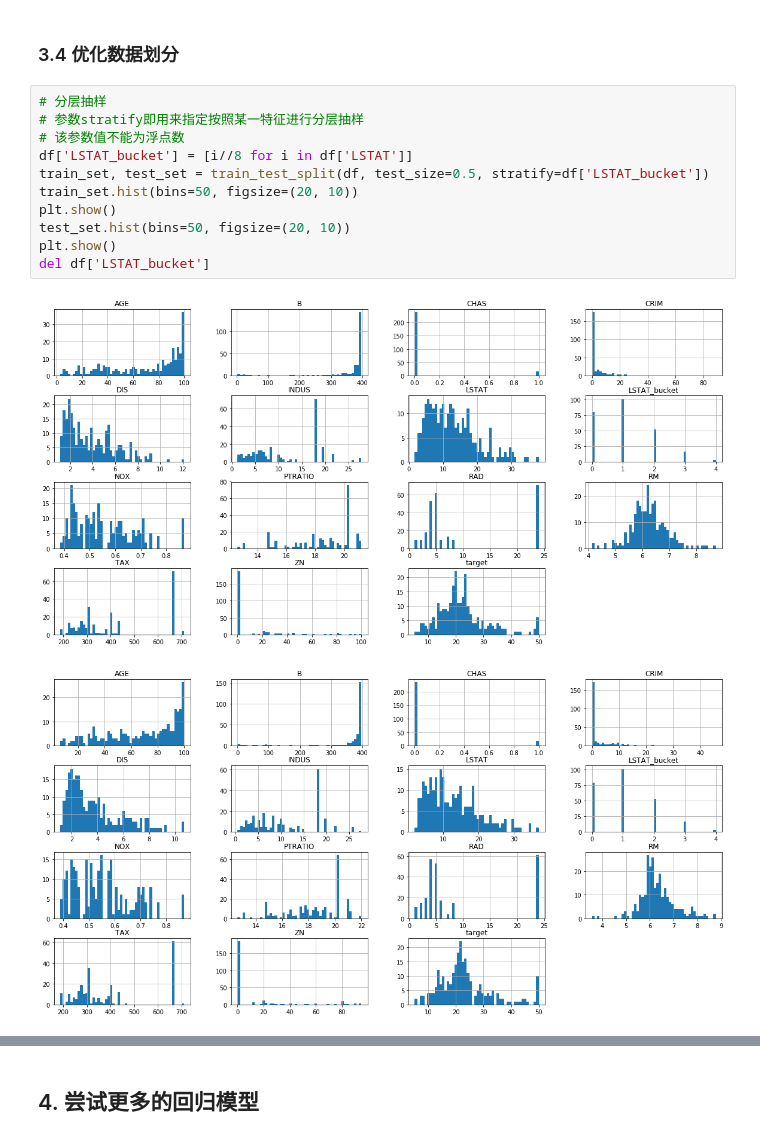
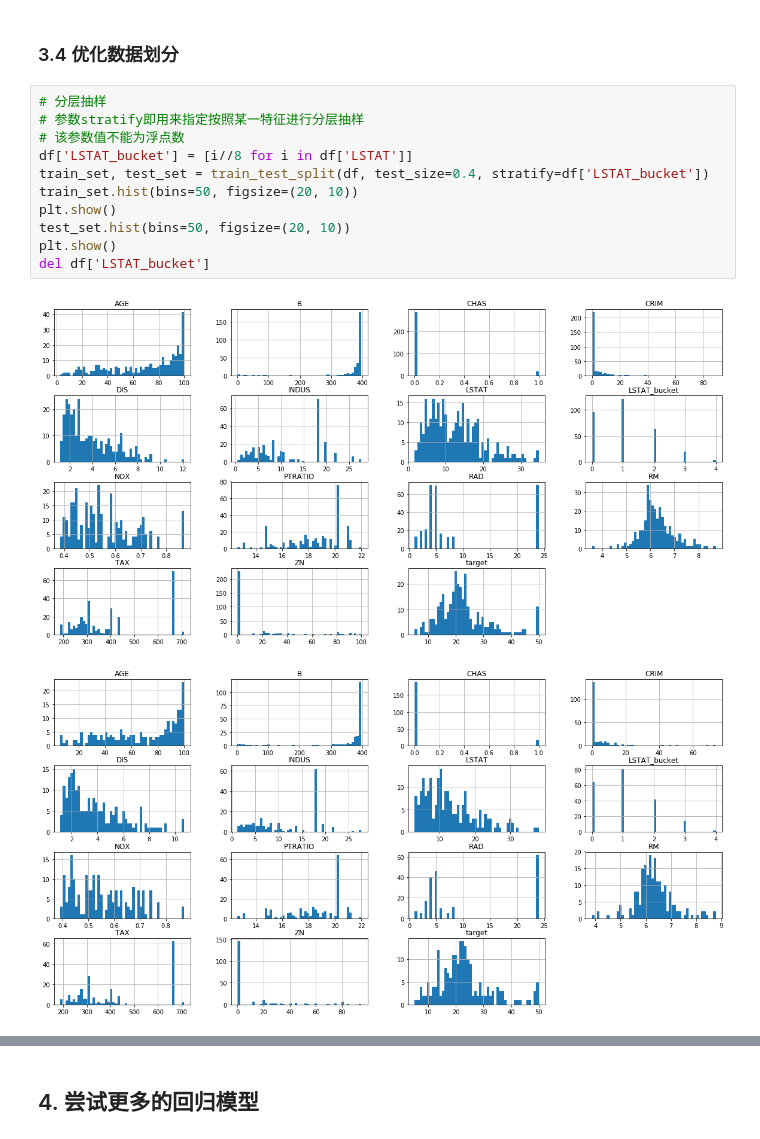
Before and after one commit to cyy0523xc/ml-learning, a Jupyter notebook: L02-linear-model/波士顿房价预测.ipynb, the cells around one changed output, grey strips where cells are left out. Drawn from its saved outputs; the diff is of its cells as text.

```diff
--- a/L02-linear-model/波士顿房价预测.ipynb
+++ b/L02-linear-model/波士顿房价预测.ipynb
@@ -391,17 +395,17 @@ print("测试误差：", mean_squared_error(test_y, pred_y))
 # %%
 # 分层抽样
 # 参数stratify即用来指定按照某一特征进行分层抽样
 # 该参数值不能为浮点数
 df['LSTAT_bucket'] = [i//8 for i in df['LSTAT']]
-train_set, test_set = train_test_split(df, test_size=0.5, stratify=df['LSTAT_bucket'])
+train_set, test_set = train_test_split(df, test_size=0.4, stratify=df['LSTAT_bucket'])
 train_set.hist(bins=50, figsize=(20, 10))
 plt.show()
 test_set.hist(bins=50, figsize=(20, 10))
 plt.show()
 del df['LSTAT_bucket']
 # %% [output]
-[figure, old version]
+[figure, new version]
-[figure, old version]
+[figure, new version]
 # %%
 features = train_set.columns.tolist()
 features.remove('target')
```
Also changed, not shown: parts of 28 cells of this notebook.
